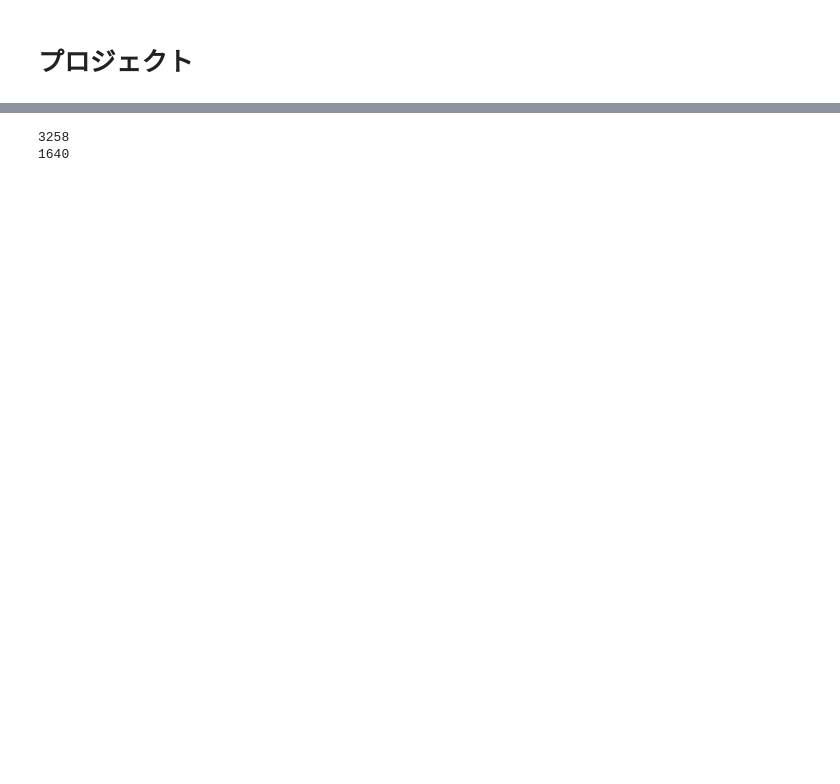
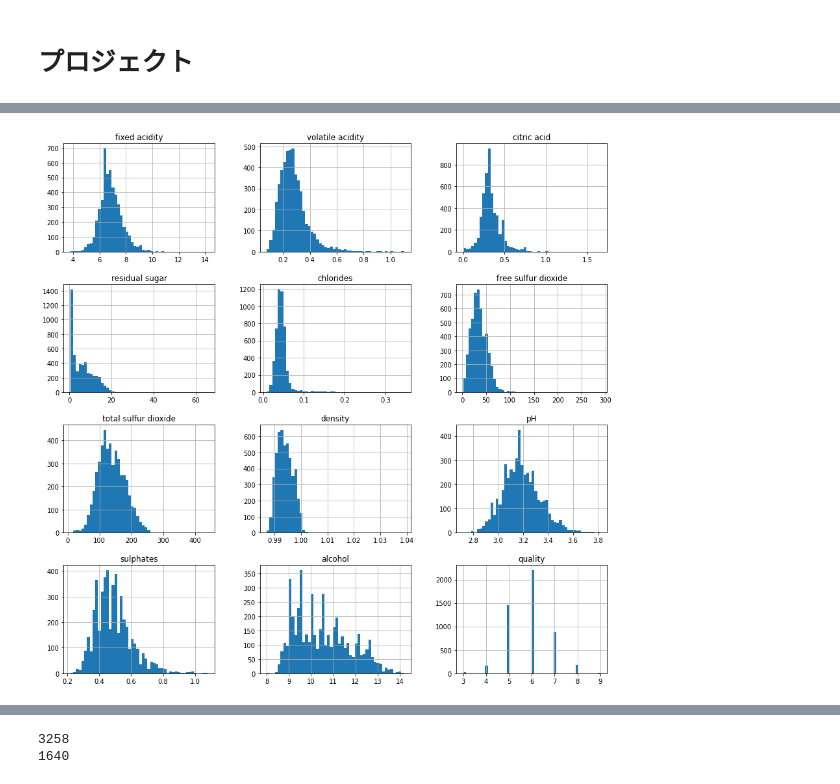
Before and after one commit to UTDataMining/2022A, a Jupyter notebook: project/project.ipynb, the cells around one changed output, grey strips where cells are left out. Drawn from its saved outputs; the diff is of its cells as text; code cells hidden in the pictures; blank space fills up the shorter version.

```diff
--- a/project/project.ipynb
+++ b/project/project.ipynb
@@ -51,3 +63,8 @@ winequality-white.c 100%[===================>] 258.23K  --.-KB/s    in 0.04s
 # %%
 # 白ワインデータセットの読み込み
 wine = pd.read_csv("winequality-white.csv", sep=";")
+# %%
+# 特徴量の分布
+wine.hist(bins=50, figsize=(15,15));
+# %% [output]
+[figure, added]
```
Also changed, not shown: parts of 11 cells of this notebook.
